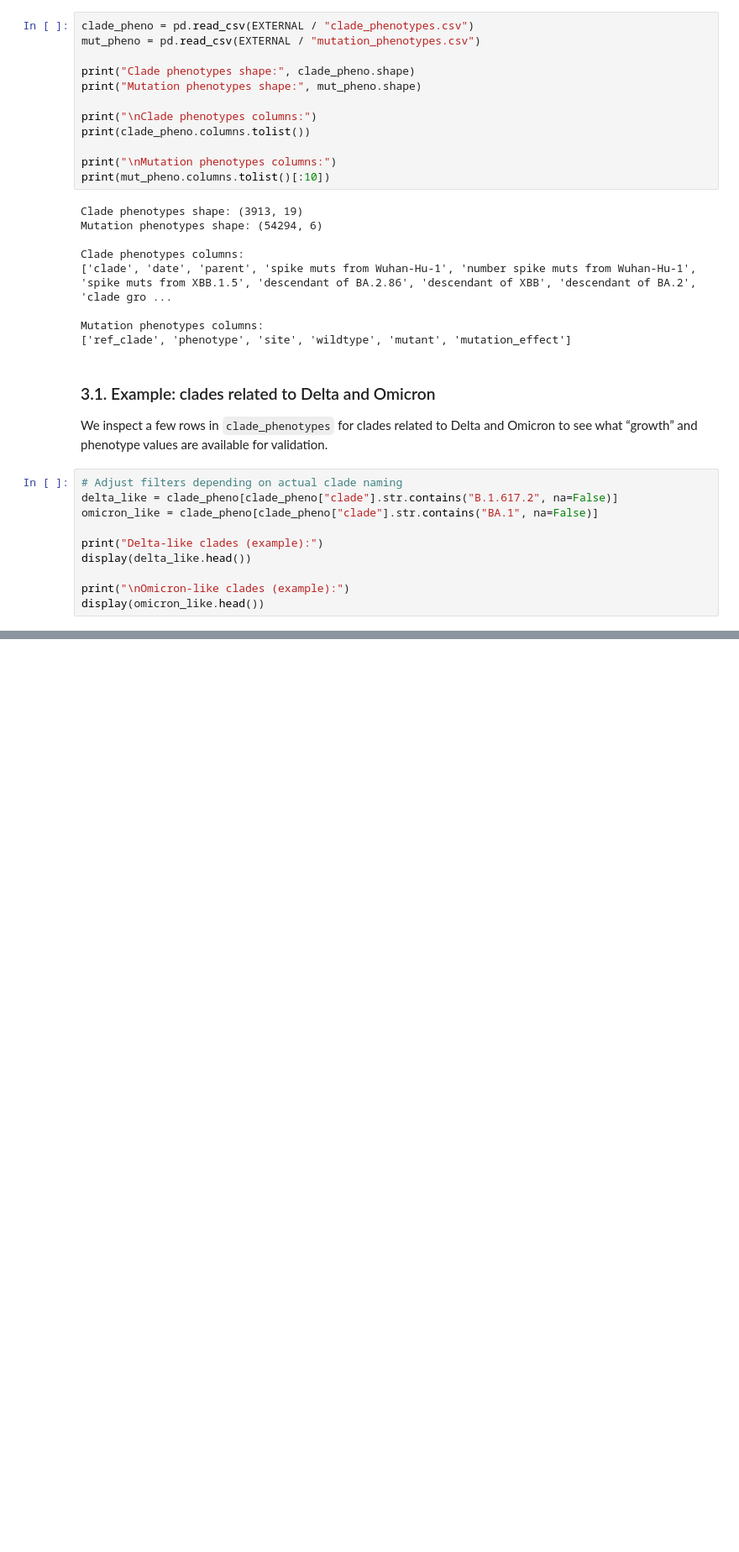
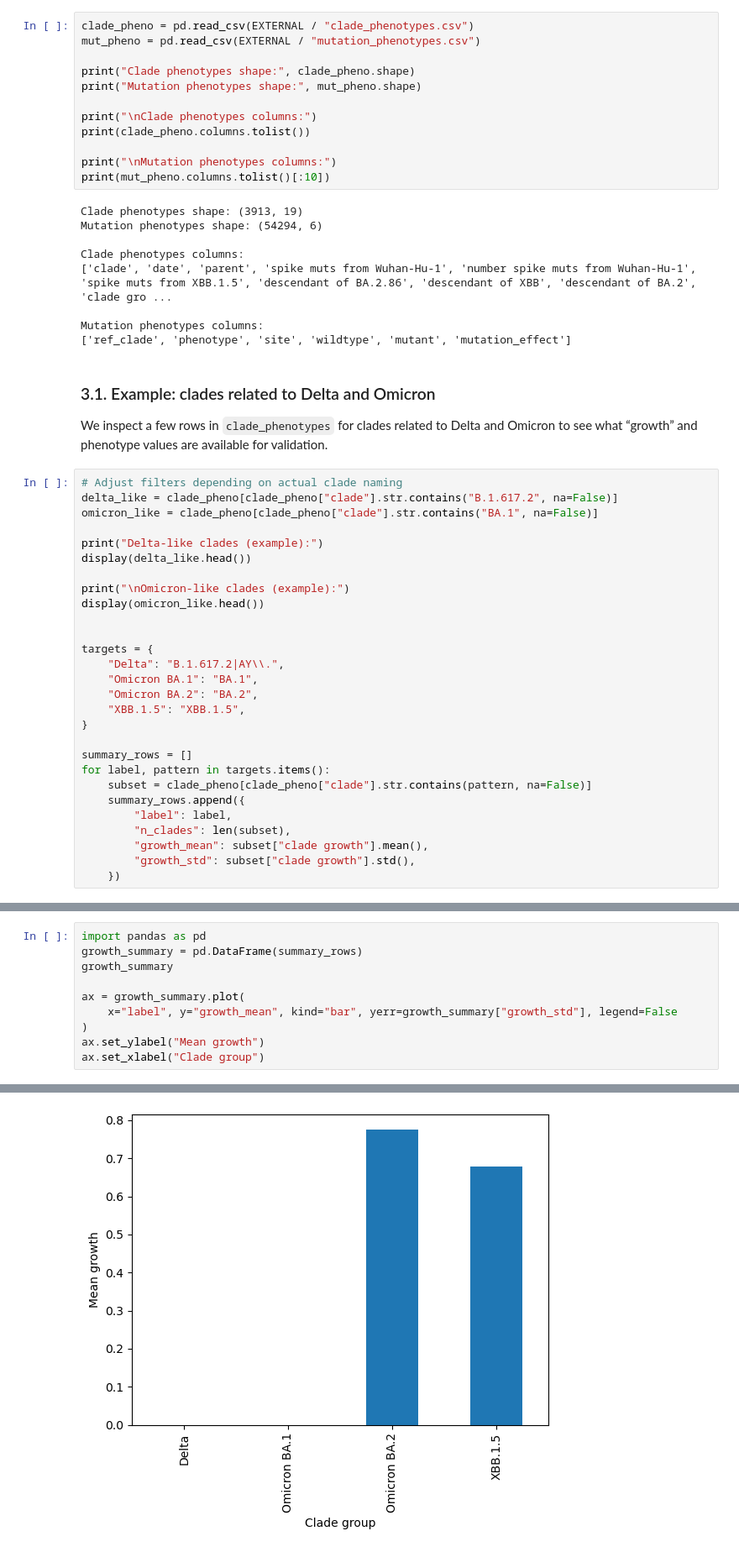
Before and after one commit to arog-bioinfo/SIB-Group-Project, a Jupyter notebook: notebooks/01_data_exploration.ipynb, the cells around one changed output, grey strips where cells are left out. Shown: that part at 84% size. Cells and saved outputs as stored; diff of their text form; blank space fills up the shorter version.

```diff
--- a/notebooks/01_data_exploration.ipynb
+++ b/notebooks/01_data_exploration.ipynb
@@ -184,6 +296,24 @@ display(delta_like.head())
 
 print("\nOmicron-like clades (example):")
 display(omicron_like.head())
+
+
+targets = {
+    "Delta": "B.1.617.2|AY\\.",
+    "Omicron BA.1": "BA.1",
+    "Omicron BA.2": "BA.2",
+    "XBB.1.5": "XBB.1.5",
+}
+
+summary_rows = []
+for label, pattern in targets.items():
+    subset = clade_pheno[clade_pheno["clade"].str.contains(pattern, na=False)]
+    summary_rows.append({
+        "label": label,
+        "n_clades": len(subset),
+        "growth_mean": subset["clade growth"].mean(),
+        "growth_std": subset["clade growth"].std(),
+    })
 # %% [output]
 Delta-like clades (example):
 |  | clade | date | parent | spike muts from Wuhan-Hu-1 | number spike muts from Wuhan-Hu-1 | spike muts from XBB.1.5 | ... |
@@ -195,3 +325,14 @@ Omicron-like clades (example):
 | 598 | BA.1.1.1 | 2022-02-23 | BA.1.1 | A67V T95I Y145D L212I G339D R346K... | 37 | I19T -24L -25P -26P S27A A67V H69... | ... |
 | 601 | BA.1.1.2 | 2022-02-23 | BA.1.1 | A67V T95I Y145D L212I G339D R346K... | 37 | I19T -24L -25P -26P S27A A67V H69... | ... |
 | 602 | BA.1.1.3 | 2022-02-23 | BA.1.1 | A67V T95I Y145D L212I G339D R346K... | 38 | I19T -24L -25P -26P S27A A67V H69... | ... |
+# %%
+import pandas as pd
+growth_summary = pd.DataFrame(summary_rows)
+growth_summary
+
+ax = growth_summary.plot(
+    x="label", y="growth_mean", kind="bar", yerr=growth_summary["growth_std"], legend=False
+)
+ax.set_ylabel("Mean growth")
+ax.set_xlabel("Clade group")
+# %% [output]
@@ -197,0 +340 @@ Omicron-like clades (example):
+[figure, added]
```
Also changed, not shown: parts of 6 cells of this notebook, 6 other files.
